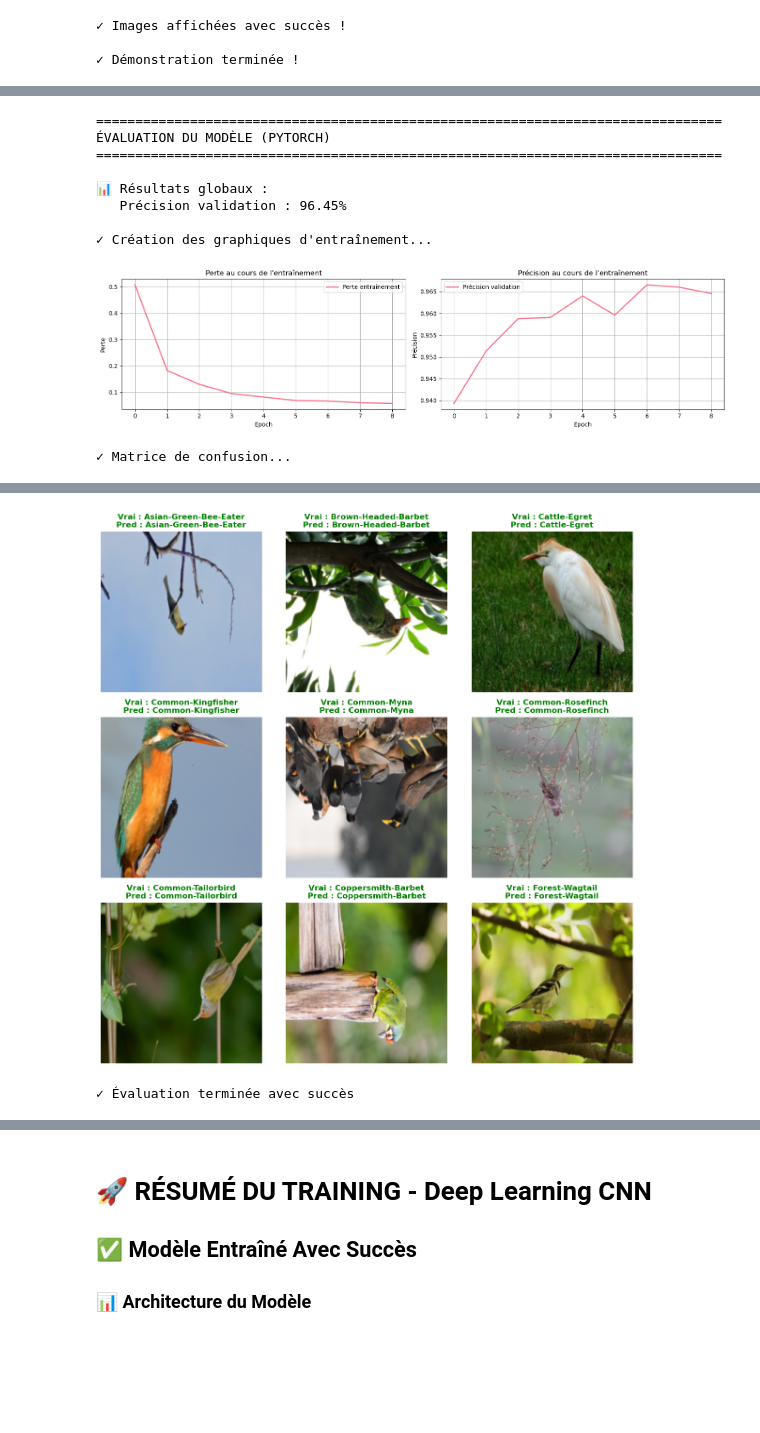
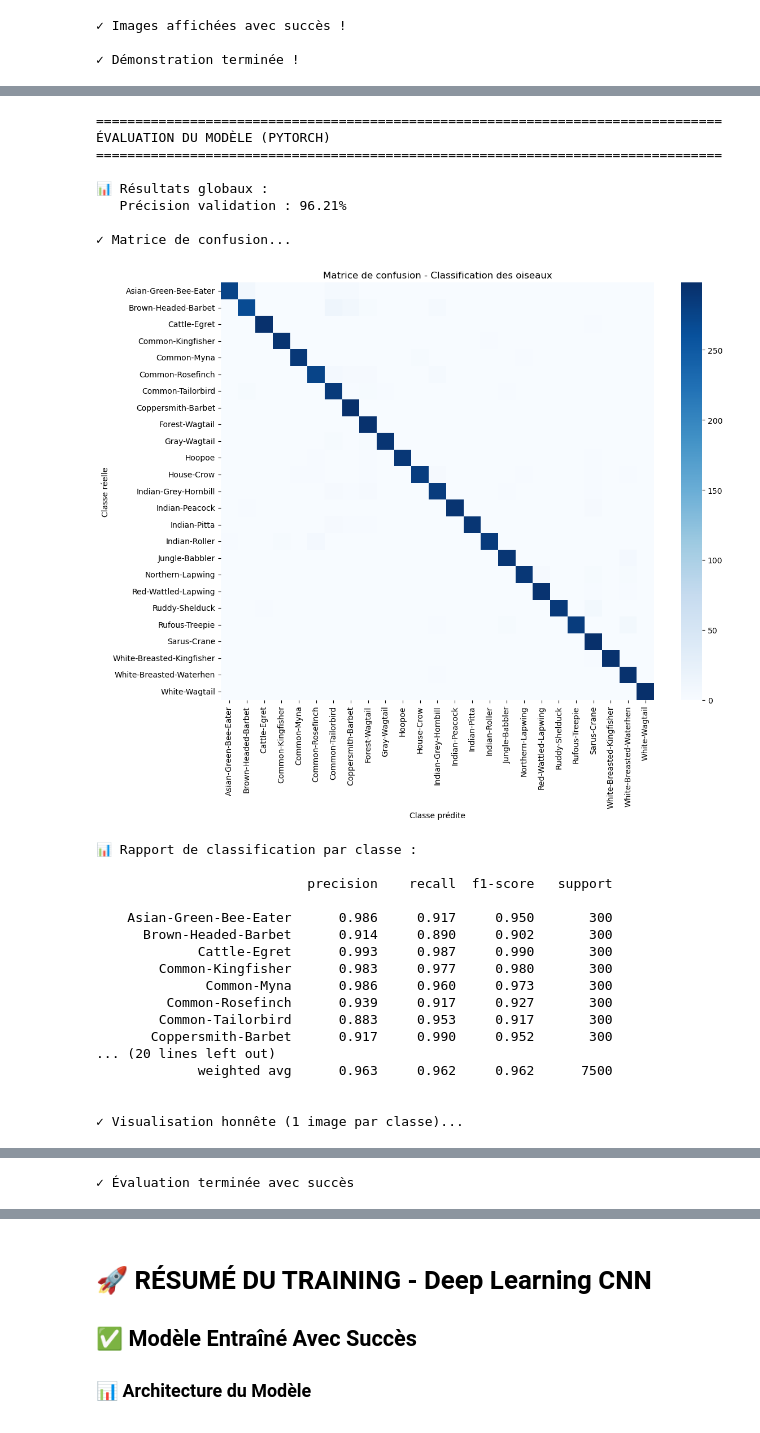
Before and after one commit to calebModeste/projet_bird_man, a Jupyter notebook: projet_birdMan.ipynb, the cells around one changed output, grey strips where cells are left out. Cells and saved outputs as stored; diff of their text form; code cells hidden in the pictures; blank space fills up the shorter version.

Commit message:
Resnet18 Model with Pytorch

```diff
--- a/projet_birdMan.ipynb
+++ b/projet_birdMan.ipynb
@@ -640,26 +506,32 @@ print("\n" + "="*80)
 print("CRÉATION DU MODÈLE (RESNET18 - TRANSFER LEARNING)")
 print("="*80)
 
-# Charger ResNet18 pré-entraîné ImageNet
 model = models.resnet18(weights=models.ResNet18_Weights.DEFAULT)
 
-# Geler tous les paramètres
+# Freeze everything
 for param in model.parameters():
     param.requires_grad = False
 
-# Dégeler uniquement le dernier bloc (layer4)
+# Unfreeze LAST block
 for param in model.layer4.parameters():
     param.requires_grad = True
 
-# Remplacer le classifieur final
+# Replace classifier
 model.fc = nn.Linear(model.fc.in_features, num_classes)
-model.fc.requires_grad = True
 
-# Envoyer sur GPU / CPU
+# Make classifier trainable
+for param in model.fc.parameters():
+    param.requires_grad = True
+
 model = model.to(device)
 
 print("✓ Modèle ResNet18 prêt")
-print("✓ Fine-tuning activé sur layer4 + classifier")
+print("✓ Fine-tuning activé : layer4 + classifier")
+
+print("\nTrainable parameters:")
+for name, param in model.named_parameters():
+    if param.requires_grad:
+        print("✓", name)
 # %% [output]
 ================================================================================
 CRÉATION DU MODÈLE (RESNET18 - TRANSFER LEARNING)
@@ -811,7 +692,8 @@ print("\n" + "="*80)
 print("ÉVALUATION DU MODÈLE (PYTORCH)")
 print("="*80)
 
-if model is None or val_loader is None or history is None:
+# ===== SAFETY CHECKS =====
+if model is None or val_loader is None:
     print("\n❌ Erreur : Modèle ou données non disponibles")
 else:
     try:
@@ -843,30 +725,6 @@ else:
 
         print(f"\n📊 Résultats globaux :")
         print(f"   Précision validation : {val_accuracy*100:.2f}%")
-
-        # =========================
-        # COURBES D'ENTRAÎNEMENT
-        # =========================
-        print("\n✓ Création des graphiques d'entraînement...")
-
-        fig, axes = plt.subplots(1, 2, figsize=(15, 4))
-
-        axes[0].plot(history["train_loss"], label="Perte entraînement", linewidth=2)
-        axes[0].set_title("Perte au cours de l'entraînement")
-        axes[0].set_xlabel("Epoch")
-        axes[0].set_ylabel("Perte")
-        axes[0].grid(True)
-        axes[0].legend()
-
-        axes[1].plot(history["val_accuracy"], label="Précision validation", linewidth=2)
-        axes[1].set_title("Précision au cours de l'entraînement")
-        axes[1].set_xlabel("Epoch")
-        axes[1].set_ylabel("Précision")
-        axes[1].grid(True)
-        axes[1].legend()
-
-        plt.tight_layout()
-        plt.show()
 
         # =========================
         # MATRICE DE CONFUSION
@@ -939,34 +797,50 @@ else:
         for ax, (cls, (img, true_lbl, pred_lbl)) in zip(axes, images_by_class.items()):
             img = np.transpose(img.numpy(), (1, 2, 0))
             true_name = class_names[true_lbl.item()]
             pred_name = class_names[pred_lbl.item()]
             color = "green" if true_lbl == pred_lbl else "red"
 
             ax.imshow(img)
             ax.set_title(
                 f"Vrai : {true_name}\nPred : {pred_name}",
                 color=color,
                 fontweight="bold"
             )
             ax.axis("off")
 
         plt.tight_layout()
         plt.show()
 
         print("\n✓ Évaluation terminée avec succès")
 
     except Exception as e:
         print(f"\n❌ Erreur lors de l'évaluation : {e}")
         import traceback
         traceback.print_exc()
 # %% [output]
 ================================================================================
 ÉVALUATION DU MODÈLE (PYTORCH)
 ================================================================================
 
 📊 Résultats globaux :
-   Précision validation : 96.45%
+   Précision validation : 96.21%
 
-✓ Création des graphiques d'entraînement...
+✓ Matrice de confusion...
-[figure, old version]
+[figure, new version]
-✓ Matrice de confusion...
+📊 Rapport de classification par classe :
+
+                           precision    recall  f1-score   support
+
+    Asian-Green-Bee-Eater      0.986     0.917     0.950       300
+      Brown-Headed-Barbet      0.914     0.890     0.902       300
+             Cattle-Egret      0.993     0.987     0.990       300
+        Common-Kingfisher      0.983     0.977     0.980       300
+              Common-Myna      0.986     0.960     0.973       300
+         Common-Rosefinch      0.939     0.917     0.927       300
+        Common-Tailorbird      0.883     0.953     0.917       300
+       Coppersmith-Barbet      0.917     0.990     0.952       300
+... (20 lines left out)
+             weighted avg      0.963     0.962     0.962      7500
+
+
+✓ Visualisation honnête (1 image par classe)...
@@ -991,2 +857 @@ else:
-[figure, removed]
 ✓ Évaluation terminée avec succès
```
Also changed, not shown: parts of 10 cells of this notebook, 3 other files.
